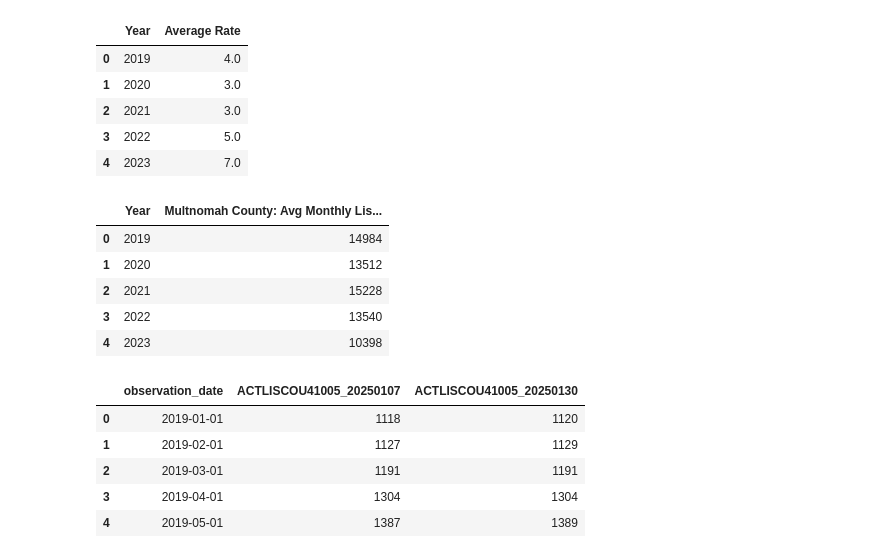
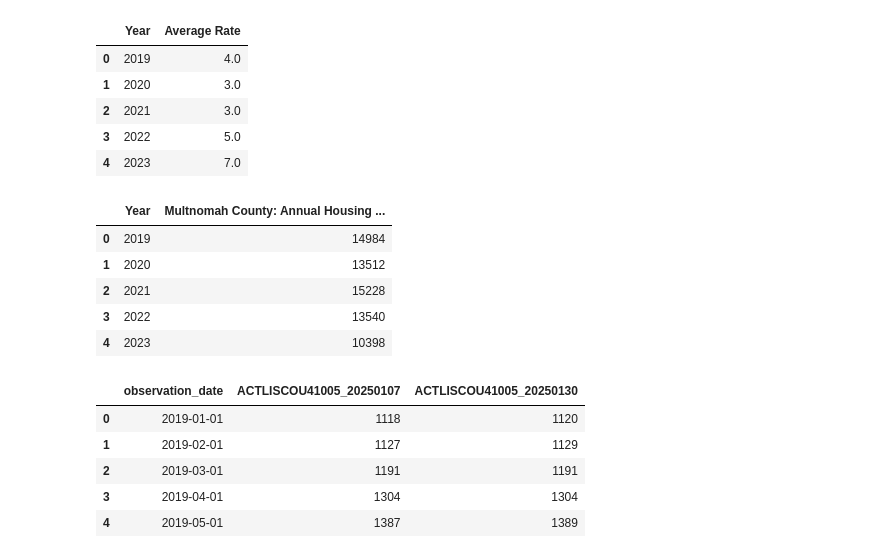
Before and after one commit to Tserrof7/Portland-Housing-Prices-Affordability-Project, a Jupyter notebook: csv_files/code_for_calc_csv.ipynb, the cells around one changed output. Saved outputs shown, nothing was run; the diff lists cells and outputs as text; code cells hidden in the pictures.

```diff
--- a/csv_files/code_for_calc_csv.ipynb
+++ b/csv_files/code_for_calc_csv.ipynb
@@ -52,19 +52,19 @@ rate_df
 # %%
 #Create Multnomah County DF
 #convert the date
 m_county['observation_date'] = pd.to_datetime(m_county['observation_date'])
 
 #extract Year and create a new column
 m_county['Year'] = m_county['observation_date'].dt.year
 
 #group by Year and calculate the mean
 m_house_count = m_county.groupby('Year')['NEWLISCOU41051_20250107'].sum().round(0)
 
 mult_df = m_house_count.reset_index()
-mult_df.columns = ['Year', 'Multnomah County: Avg Monthly Listing']
+mult_df.columns = ['Year', 'Multnomah County: Annual Housing Supply']
 mult_df
 # %% [output]
-|  | Year | Multnomah County: Avg Monthly Lis... |
+|  | Year | Multnomah County: Annual Housing ... |
 | 0 | 2019 | 14984 |
 | 1 | 2020 | 13512 |
 | 2 | 2021 | 15228 |
```
Also changed, not shown: parts of 6 cells of this notebook, 4 other files.
